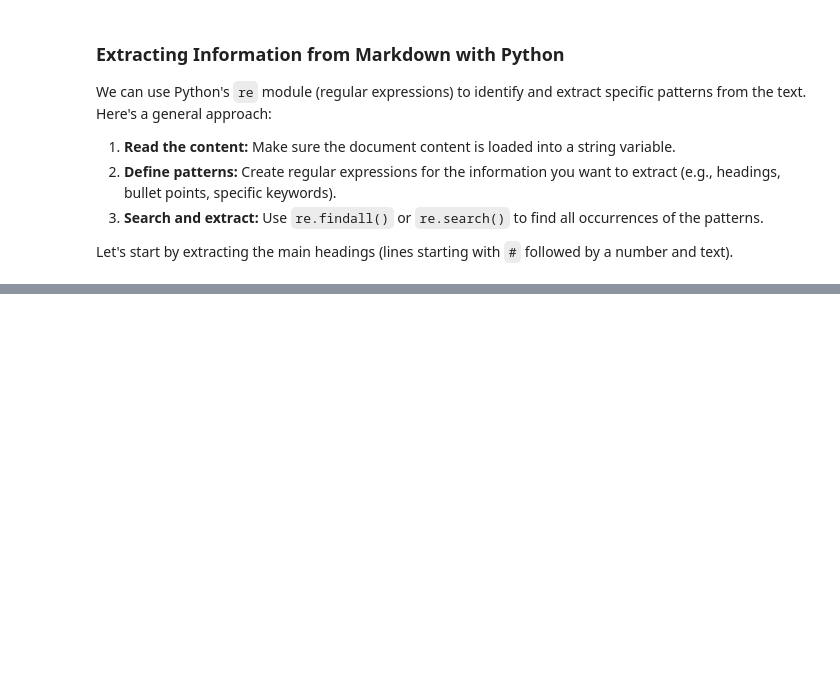
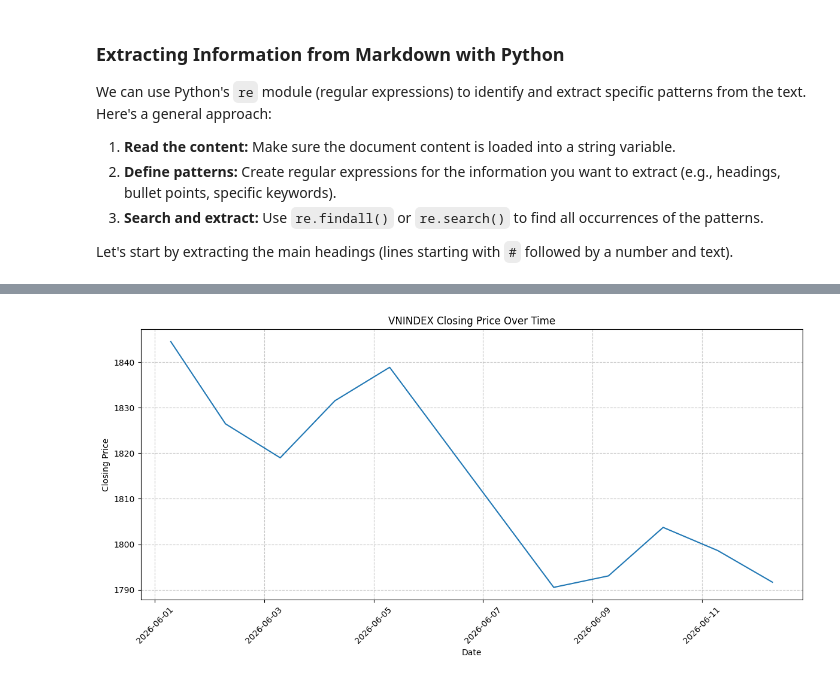
Before and after one commit to Tuanajax/Note_Everthing, a Jupyter notebook: Untitled0.ipynb, the cells around one changed output, grey strips where cells are left out. Saved outputs shown, nothing was run; the diff lists cells and outputs as text; code cells hidden in the pictures; blank space fills up the shorter version.

```diff
--- a/Untitled0.ipynb
+++ b/Untitled0.ipynb
@@ -42,0 +49,3 @@ Successfully installed mplfinance-0.12.10b0 vnai-2.4.8 vnstock-4.0.4 vnstock_ezc
+# %%
+from vnstock import Quote
+quote = Quote(symbol='ACB', source='KBS')
@@ -42,0 +70,3 @@ Successfully installed mplfinance-0.12.10b0 vnai-2.4.8 vnstock-4.0.4 vnstock_ezc
+# %%
+df = quote.history(symbol='VNINDEX', start='2026-06-01', end='2026-06-12', interval='d')
+df
@@ -42,0 +85,20 @@ Successfully installed mplfinance-0.12.10b0 vnai-2.4.8 vnstock-4.0.4 vnstock_ezc
+# %%
+import matplotlib.pyplot as plt
+import seaborn as sns
+import pandas as pd
+
+# Convert 'time' column to datetime objects if not already converted
+df['time'] = pd.to_datetime(df['time'])
+
+# Create the line plot for the closing price of VNINDEX
+plt.figure(figsize=(12, 6))
+sns.lineplot(x='time', y='close', data=df)
+plt.title('VNINDEX Closing Price Over Time')
+plt.xlabel('Date')
+plt.ylabel('Closing Price')
+plt.grid(True, linestyle='--', alpha=0.7)
+plt.xticks(rotation=45)
+plt.tight_layout()
+plt.show()
+# %% [output]
+[figure, added]
```
Also changed, not shown: parts of 8 cells of this notebook.
